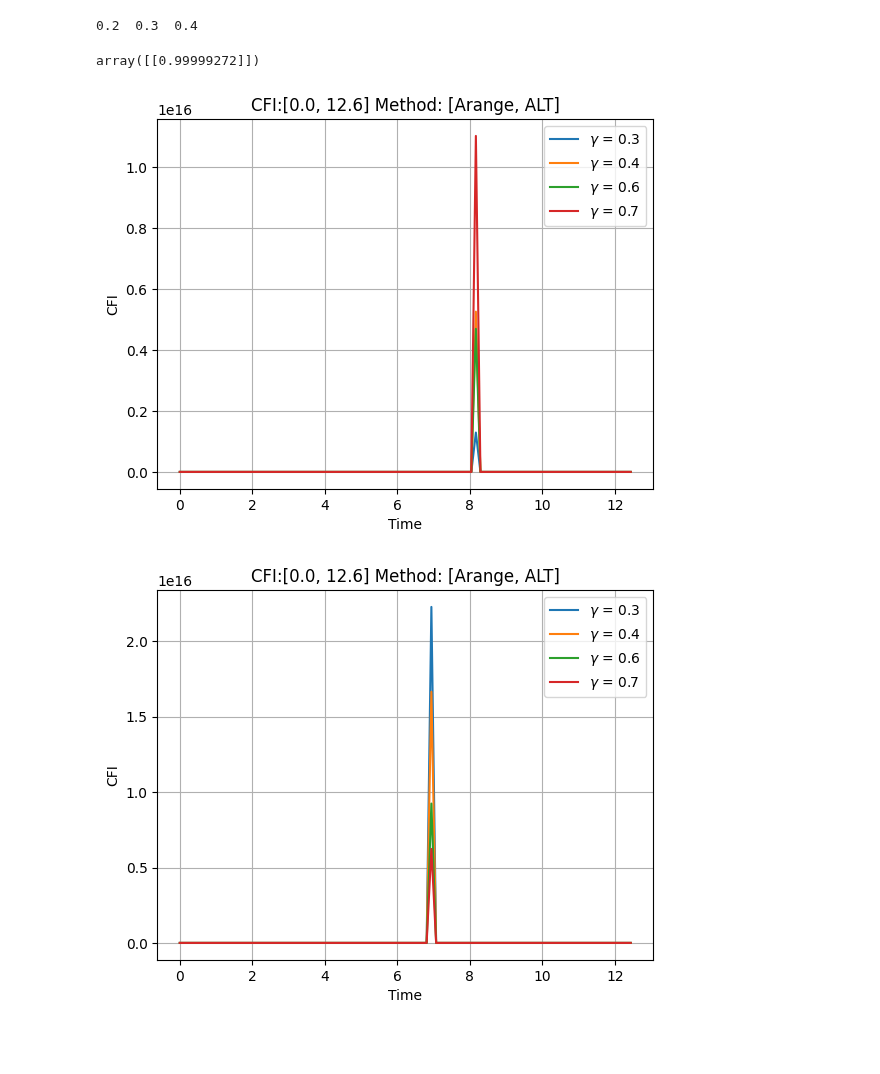
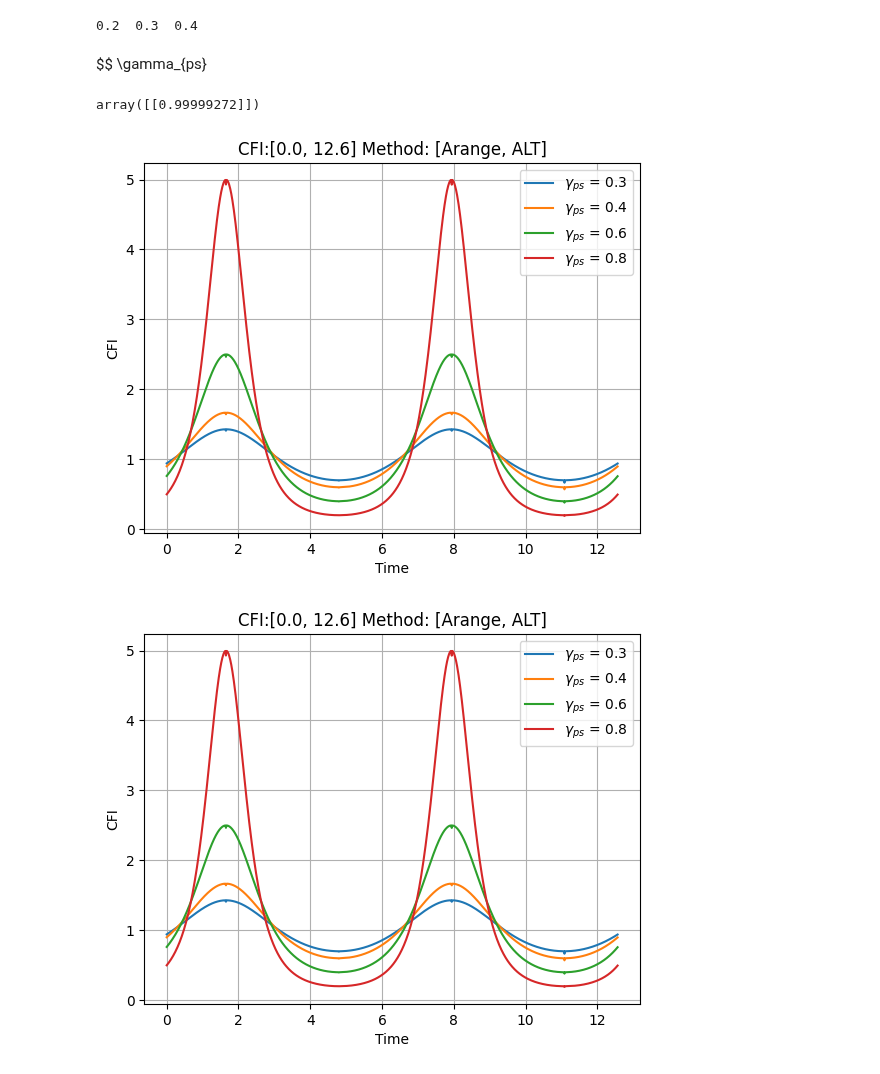
Before and after one commit to iridescent0923/Quantum_Optimization, a Jupyter notebook: Pennylane_Workspace/Metrology/CFI_optimize/Complete/2-qubit/Post-selection_[2-qubit;Alternative_circuit].ipynb, the cells around one changed output. Drawn from its saved outputs; the diff is of its cells as text; code cells hidden in the pictures; blank space fills up the shorter version.

Commit message:
1-qubit_complete

```diff
--- a/Pennylane_Workspace/Metrology/CFI_optimize/Complete/2-qubit/Post-selection_[2-qubit;Alternative_circuit].ipynb
+++ b/Pennylane_Workspace/Metrology/CFI_optimize/Complete/2-qubit/Post-selection_[2-qubit;Alternative_circuit].ipynb
@@ -117,36 +71,6 @@ fig, ax = qml.draw_mpl(circuit_alt)(0)
 # set gamma_ps
 Gamma_ps = 0
 Optimized_paras = 1.57100339,1.65353155, 0.99999988
-# 1.57079632e+000, 3.77673095e-001, 9.44888480e-001
-
-# Optimized_paras = np_.array([1.5710033885779824, 1.6535315514712488, 0.9999998668823205])
-# Precision_paras = 5
-# for i in range(len(Optimized_paras)):
-#     Optimized_paras[i] = round(Optimized_paras[i], Precision_paras)
-
-# @qml.qnode(dev)
-# def Post_selection(phi):
-#     # 1.5710033885779824, 1.6535315514712488, 0.9999998668823205
-#     global Paras_global
-#     Paras_global = 1.571, 1.653, 0.999
-
-#     # Get density matrix from circuit_2
-#     density_matrix = circuit_2(phi)
-#     qml.QubitDensityMatrix(density_matrix, wires=[0, 1])
-
-#     # Kraus operator for 2*2 matrix
-#     K = np.array([ [np.sqrt(1-Gamma_ps), 0], [0, 1] ])
-#     K_H = K.conj().T
-
-#     Numerator = sp.linalg.kron(K, K) @ density_matrix @ sp.linalg.kron(K_H, K_H)
-#     Denominator = np.trace(sp.linalg.kron(K, K) @ density_matrix @ sp.linalg.kron(K_H, K_H))
-
-#     rho_ps = Numerator / Denominator
-
-#     qml.QubitDensityMatrix(rho_ps, wires=[0, 1])
-
-#     # return qml.density_matrix(wires=[0, 1])
-#     return qml.density_matrix(wires=[0, 1])
 
 # ALT
 @qml.qnode(dev)
@@ -161,17 +85,15 @@ def Post_selection_alt(phi):
 
     # Kraus operator for 2*2 matrix
     K = np.array([ [np.sqrt(1 - Gamma_ps), 0], [0, 1] ])
-    K_H = K.conj().T
 
-    Numerator = sp.linalg.kron(K, K) @ density_matrix @ sp.linalg.kron(K_H, K_H)
-    Denominator = np.trace(sp.linalg.kron(K, K) @ density_matrix @ sp.linalg.kron(K_H, K_H))
+    Numerator = np.kron(K, np.eye(2)) @ density_matrix @ np.kron(K, np.eye(2)).conj().T
+    Denominator = np.trace(Numerator)
 
     rho_ps = Numerator / Denominator
 
     qml.QubitDensityMatrix(rho_ps, wires=[0, 1])
 
     return qml.density_matrix(wires=[0, 1])
-    # return qml.probs(wires=[0, 1])
 # %%
 # == Variables define for plot ==
 
@@ -230,13 +152,16 @@ def CFI_arange(Sweep_bound, Step_size, Gamma):
             Temp = np.zeros(1)
 
     for i in range(Num_CFI):
-        plt.plot(Phi_range, CFI[i][:], label = f'$\gamma$ = {Gamma[i]}')
+        plt.plot(Phi_range, CFI[i][:], label = f'$\gamma_{{ps}}$ = {Gamma[i]}')
 
     plt.title(f'CFI:[{round(Sweep_bound[0], 1)}, {round(Sweep_bound[1], 1)}] Method: [Arange, ALT]')
     plt.xlabel('Time')
     plt.ylabel('CFI')
     plt.legend()
     plt.grid()
+# %% [markdown]
+$$
+\gamma_{ps}
 # %%
 num = np.array([1.5])
 test = qml.qinfo.classical_fisher(Post_selection_alt)(num[0])
@@ -246,14 +171,14 @@ test
 array([[0.99999272]])
 # %%
 Sweep_range_0 = np_.array([1e-4, np.pi * 4 + 1e-4])
-Gamma_0 =  3e-1, 4e-1, 6e-1, 7e-1
-CFI_arange(Sweep_range_0, np.pi/50, Gamma_0)
+Gamma_0 =  3e-1, 4e-1, 6e-1, 8e-1
+CFI_arange(Sweep_range_0, 1e-2, Gamma_0)
 # %% [output]
-[figure, old version]
+[figure, new version]
 # %%
-CFI_arange(Sweep_range_0, np.pi/24, Gamma_0)
+CFI_arange(Sweep_range_0, 1e-2, Gamma_0)
 # %% [output]
-[figure, old version]
+[figure, new version]
 # %%
 Sweep_range_1 = np_.array([1e-4, np.pi * 1 + 1e-4])
 
```
Also changed, not shown: parts of 4 cells of this notebook, 10 other files.
